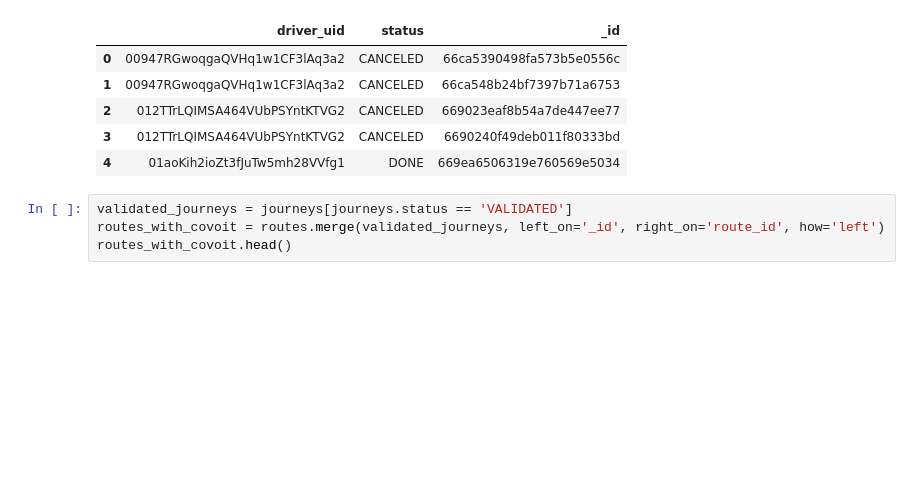
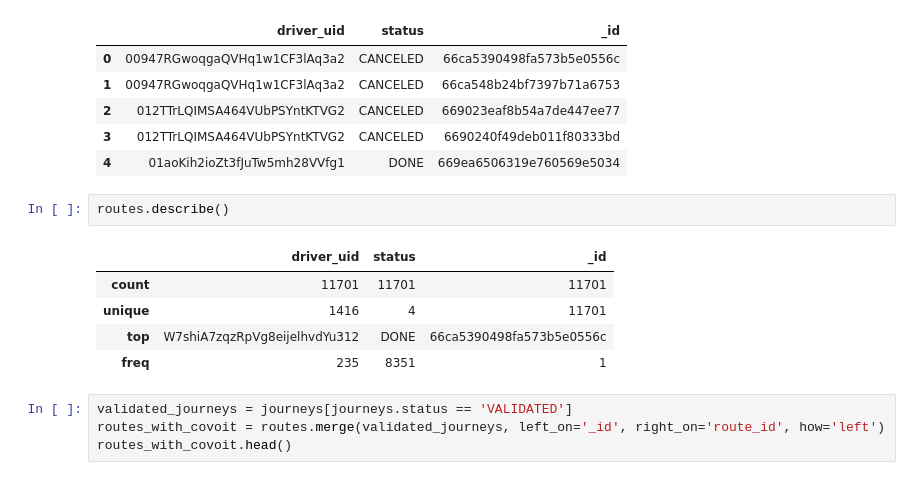
Before and after one commit to sokah2412/practical-case-AE-20250118, a Jupyter notebook: sandbox.ipynb, the cells around one changed output. Cells and saved outputs as stored; diff of their text form; blank space fills up the shorter version.

```diff
--- a/sandbox.ipynb
+++ b/sandbox.ipynb
@@ -31,6 +47,14 @@ routes.head()
 | 2 | 012TTrLQIMSA464VUbPSYntKTVG2 | CANCELED | 669023eaf8b54a7de447ee77 |
 | 3 | 012TTrLQIMSA464VUbPSYntKTVG2 | CANCELED | 6690240f49deb011f80333bd |
 | 4 | 01aoKih2ioZt3fJuTw5mh28VVfg1 | DONE | 669ea6506319e760569e5034 |
+# %%
+routes.describe()
+# %% [output]
+|  | driver_uid | status | _id |
+| count | 11701 | 11701 | 11701 |
+| unique | 1416 | 4 | 11701 |
+| top | W7shiA7zqzRpVg8eijelhvdYu312 | DONE | 66ca5390498fa573b5e0556c |
+| freq | 235 | 8351 | 1 |
 # %%
 validated_journeys = journeys[journeys.status == 'VALIDATED']
 routes_with_covoit = routes.merge(validated_journeys, left_on='_id', right_on='route_id', how='left')
```
Also changed, not shown: parts of 2 cells of this notebook, 1 other file.
